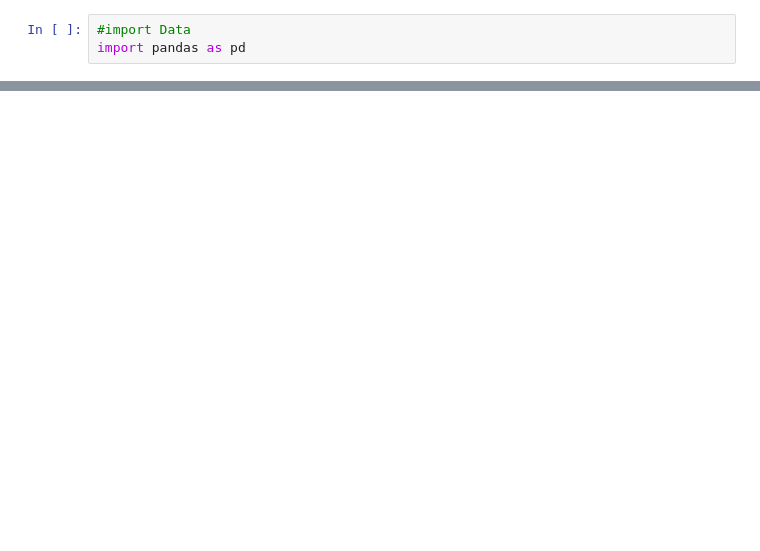
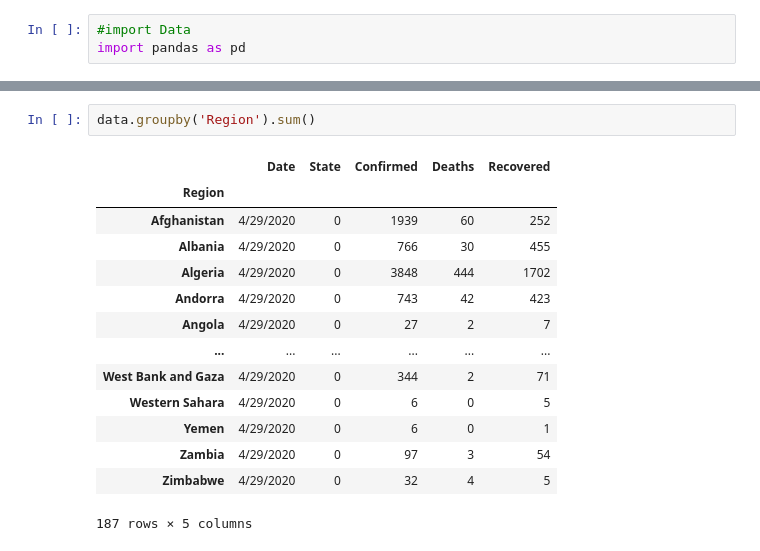
Before and after one commit to YonInsights/Project-6, a Jupyter notebook: Project-6.ipynb, the cells around one changed output, grey strips where cells are left out. Saved outputs shown, nothing was run; the diff lists cells and outputs as text; blank space fills up the shorter version.

```diff
--- a/Project-6.ipynb
+++ b/Project-6.ipynb
@@ -19,0 +50,17 @@ pd.read_csv("D:\Data Analyis\Python practice\Projects\Project-6\Covid_19_data.cs
+# %%
+data.groupby('Region').sum()
+# %% [output]
+|  | Date | State | Confirmed | Deaths | Recovered |
+| Region |  |  |  |  |  |
+| Afghanistan | 4/29/2020 | 0 | 1939 | 60 | 252 |
+| Albania | 4/29/2020 | 0 | 766 | 30 | 455 |
+| Algeria | 4/29/2020 | 0 | 3848 | 444 | 1702 |
+| Andorra | 4/29/2020 | 0 | 743 | 42 | 423 |
+| Angola | 4/29/2020 | 0 | 27 | 2 | 7 |
+| ... | ... | ... | ... | ... | ... |
+| West Bank and Gaza | 4/29/2020 | 0 | 344 | 2 | 71 |
+| Western Sahara | 4/29/2020 | 0 | 6 | 0 | 5 |
+| Yemen | 4/29/2020 | 0 | 6 | 0 | 1 |
+| Zambia | 4/29/2020 | 0 | 97 | 3 | 54 |
+| Zimbabwe | 4/29/2020 | 0 | 32 | 4 | 5 |
+187 rows × 5 columns
```
Also changed, not shown: parts of 8 cells of this notebook.
